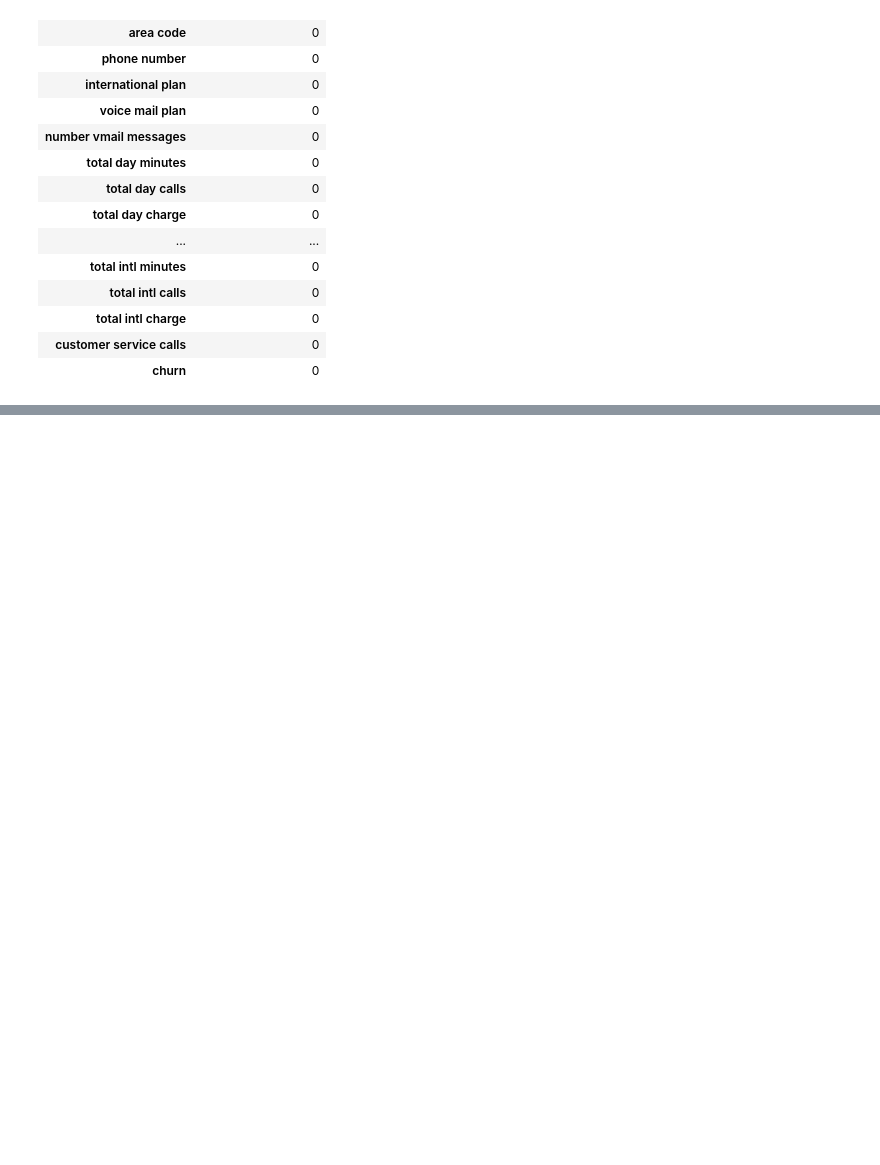
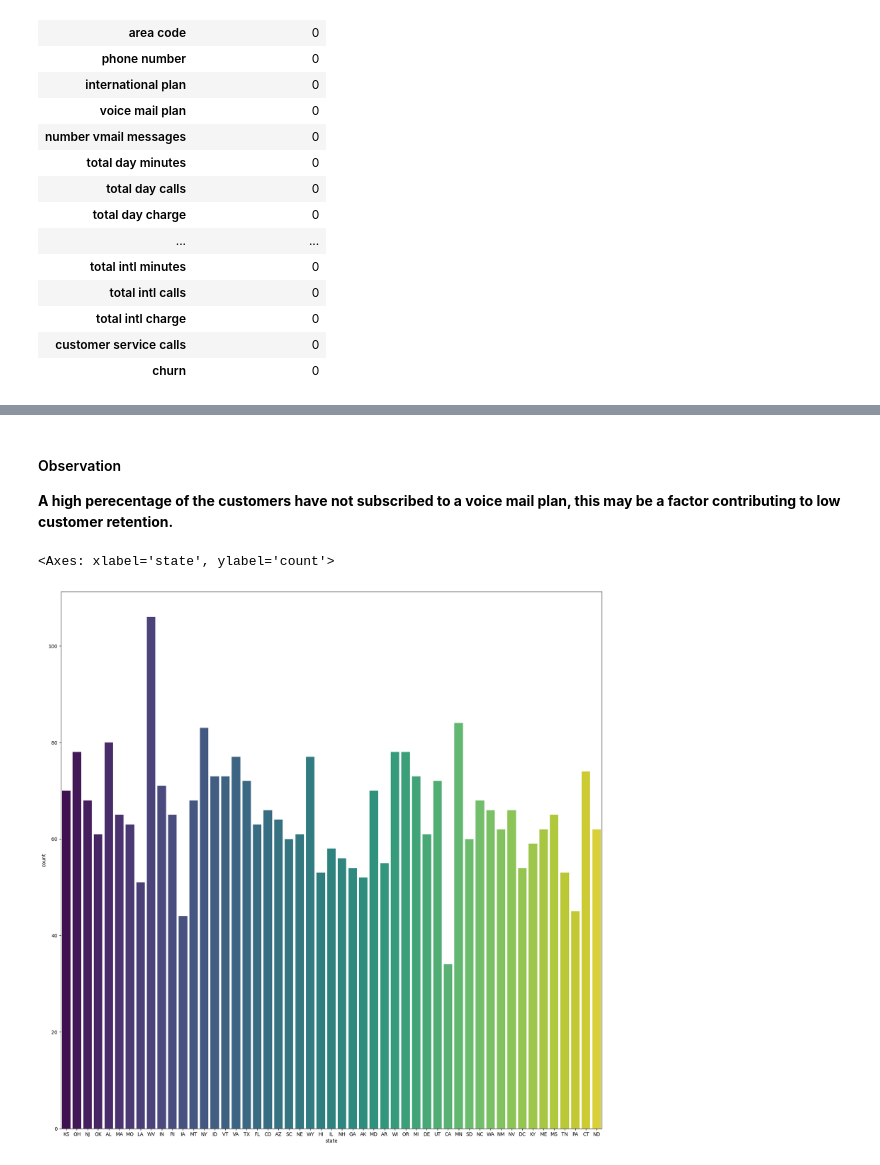
Before and after one commit to georgembugua00/syriatel_customer_churn_project, a Jupyter notebook: notebook.ipynb, the cells around one changed output, grey strips where cells are left out. Drawn from its saved outputs; the diff is of its cells as text; code cells hidden in the pictures; blank space fills up the shorter version.

```diff
--- a/notebook.ipynb
+++ b/notebook.ipynb
@@ -171,0 +191,11 @@ null
+# %% [markdown]
+#### Observation
+
+**A high perecentage of the customers have not subscribed to a voice mail plan, this may be a factor contributing to low customer retention.**
+# %%
+#Investigate the state variable
+plt.figure(figsize=(20,20))
+sns.countplot(x='state',data=data, palette='viridis')
+# %% [output]
+<Axes: xlabel='state', ylabel='count'>
+[figure, added]
```
Also changed, not shown: parts of 11 cells of this notebook.
